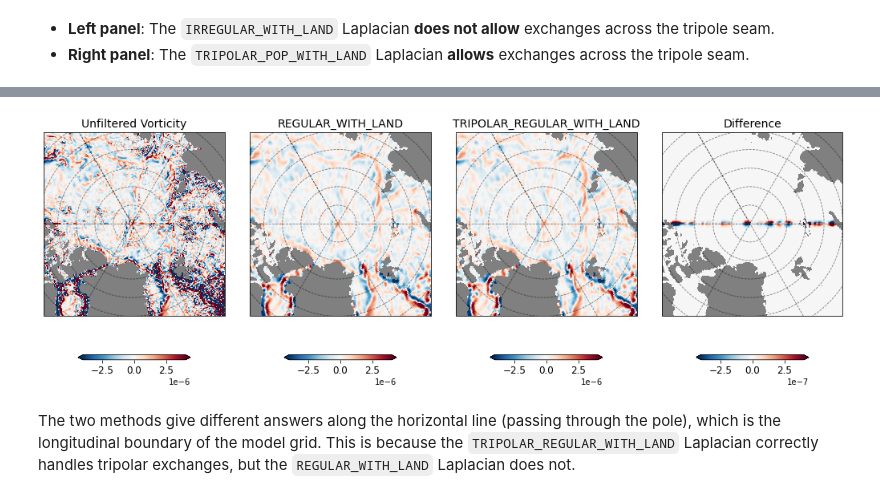
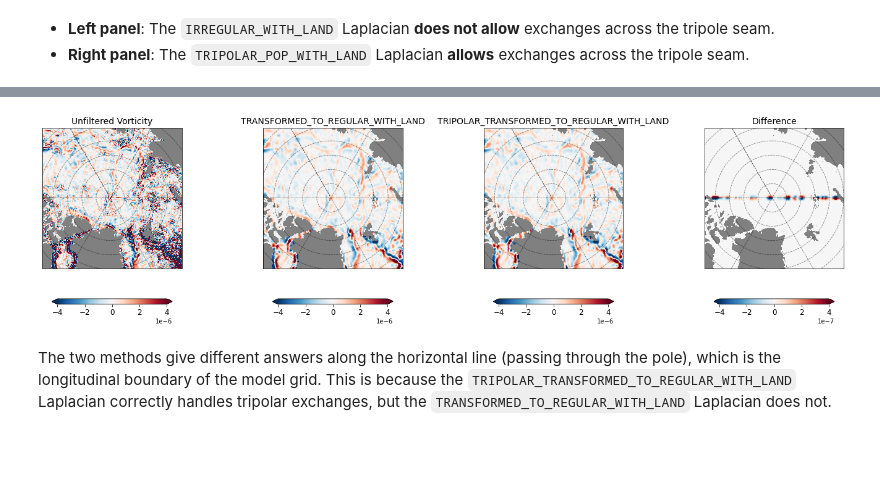
Before and after one commit to ocean-eddy-cpt/gcm-filters, a Jupyter notebook: docs/tutorial_tripole_grid.ipynb, the cells around one changed output, grey strips where cells are left out. Drawn from its saved outputs; the diff is of its cells as text; code cells hidden in the pictures; blank space fills up the shorter version.

Commit message:
Update all tutorials according to new Laplacian naming conventions

```diff
--- a/docs/tutorial_tripole_grid.ipynb
+++ b/docs/tutorial_tripole_grid.ipynb
@@ -330,30 +332,30 @@ def plot_map(ax, da, vmin=-999, vmax=999,
 # %%
 zeta_reg = zeta_filtered_regular_with_land.assign_coords({'geolat_c': ds2['geolat_c'], 'geolon_c': ds2['geolon_c']})
 zeta_tripole = zeta_filtered_tripolar_regular_with_land.assign_coords({'geolat_c': ds2['geolat_c'], 'geolon_c': ds2['geolon_c']})
 zeta = ds2['zeta'].assign_coords({'geolat_c': ds2['geolat_c'], 'geolon_c': ds2['geolon_c']})
 
 grid1 = plt.GridSpec(1, 4, wspace=0.1, hspace=0.1)
-fig = plt.figure(figsize=[18,6])
+fig = plt.figure(figsize=[25,6])
 
 max_z = 0.4e-5
 subplot_kws=dict(projection=ccrs.NorthPolarStereo(central_longitude=-30.0),facecolor='grey')
 
 ax = fig.add_subplot(grid1[0, 0], projection=ccrs.NorthPolarStereo(central_longitude=-30.0),facecolor='grey')
 _ = plot_map(ax, zeta, vmin=-max_z, vmax=max_z,
                    lon='geolon_c', lat='geolat_c', cmap='RdBu_r', title=r'Unfiltered Vorticity')
 
 ax = fig.add_subplot(grid1[0, 1], projection=ccrs.NorthPolarStereo(central_longitude=-30.0),facecolor='grey')
 _ = plot_map(ax, zeta_reg, vmin=-max_z, vmax=max_z,
-                   lon='geolon_c', lat='geolat_c', cmap='RdBu_r', title=r'REGULAR_WITH_LAND')
+                   lon='geolon_c', lat='geolat_c', cmap='RdBu_r', title=r'TRANSFORMED_TO_REGULAR_WITH_LAND')
 
 ax = fig.add_subplot(grid1[0, 2], projection=ccrs.NorthPolarStereo(central_longitude=-30.0),facecolor='grey')
 _ = plot_map(ax, zeta_tripole, vmin=-max_z, vmax=max_z,
-                   lon='geolon_c', lat='geolat_c', cmap='RdBu_r', title=r'TRIPOLAR_REGULAR_WITH_LAND')
+                   lon='geolon_c', lat='geolat_c', cmap='RdBu_r', title=r'TRIPOLAR_TRANSFORMED_TO_REGULAR_WITH_LAND')
 
 ax = fig.add_subplot(grid1[0, 3], projection=ccrs.NorthPolarStereo(central_longitude=-30.0),facecolor='grey')
 _ = plot_map(ax, zeta_tripole - zeta_reg, vmin=-max_z*0.1, vmax=max_z*0.1,
                    lon='geolon_c', lat='geolat_c', cmap='RdBu_r', title=r'Difference')
 # %% [output]
-[figure, old version]
+[figure, new version]
 # %% [markdown]
-The two methods give different answers along the horizontal line (passing through the pole), which is the longitudinal boundary of the model grid. This is because the `TRIPOLAR_REGULAR_WITH_LAND` Laplacian correctly handles tripolar exchanges, but the `REGULAR_WITH_LAND` Laplacian does not.
+The two methods give different answers along the horizontal line (passing through the pole), which is the longitudinal boundary of the model grid. This is because the `TRIPOLAR_TRANSFORMED_TO_REGULAR_WITH_LAND` Laplacian correctly handles tripolar exchanges, but the `TRANSFORMED_TO_REGULAR_WITH_LAND` Laplacian does not.
```
Also changed, not shown: parts of 13 cells of this notebook, 5 other files.
